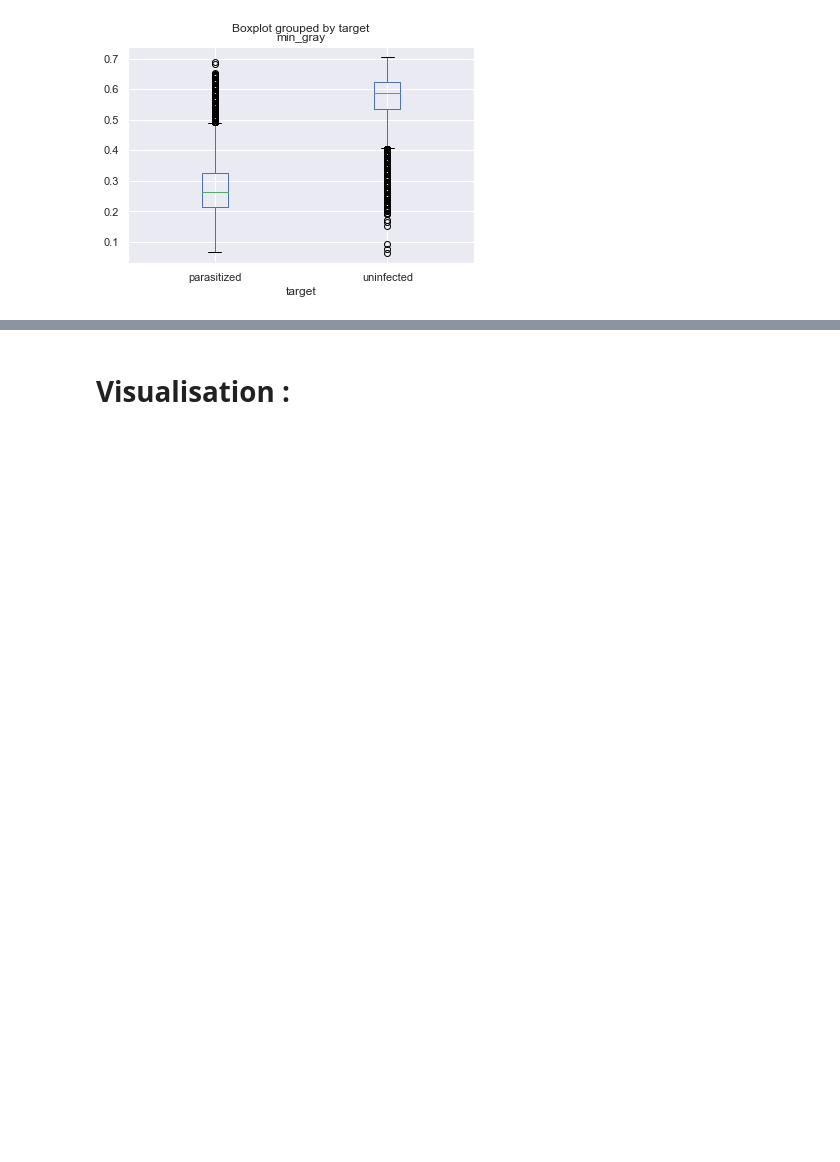
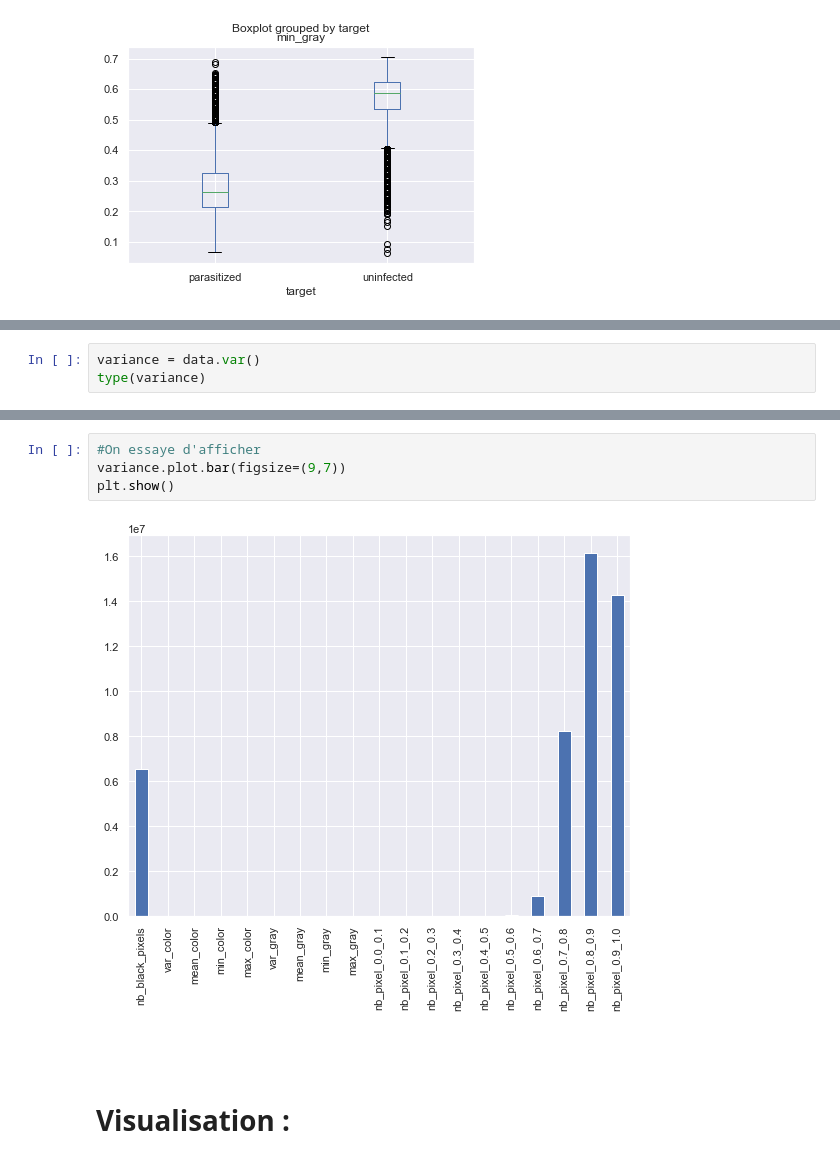
Before and after one commit to LE10EENFAIT/Africa, a Jupyter notebook: starting_kit/README_visualisation.ipynb, the cells around one changed output, grey strips where cells are left out. Cells and saved outputs as stored; diff of their text form; blank space fills up the shorter version.

```diff
--- a/starting_kit/README_visualisation.ipynb
+++ b/starting_kit/README_visualisation.ipynb
@@ -185,0 +188,3 @@ boxplot = data.boxplot(column=['min_gray'], by='target', )
+# %%
+variance = data.var()
+type(variance)
@@ -186,3 +216,11 @@ boxplot = data.boxplot(column=['min_gray'], by='target', )
+# %%
+#On essaye d'afficher
+variance.plot.bar(figsize=(9,7))
+plt.show()
+# %% [output]
+[figure, added]
+# %% [markdown]
+##
 # %% [markdown]
 # Visualisation :
 # %%
```
Also changed, not shown: parts of 28 cells of this notebook.
